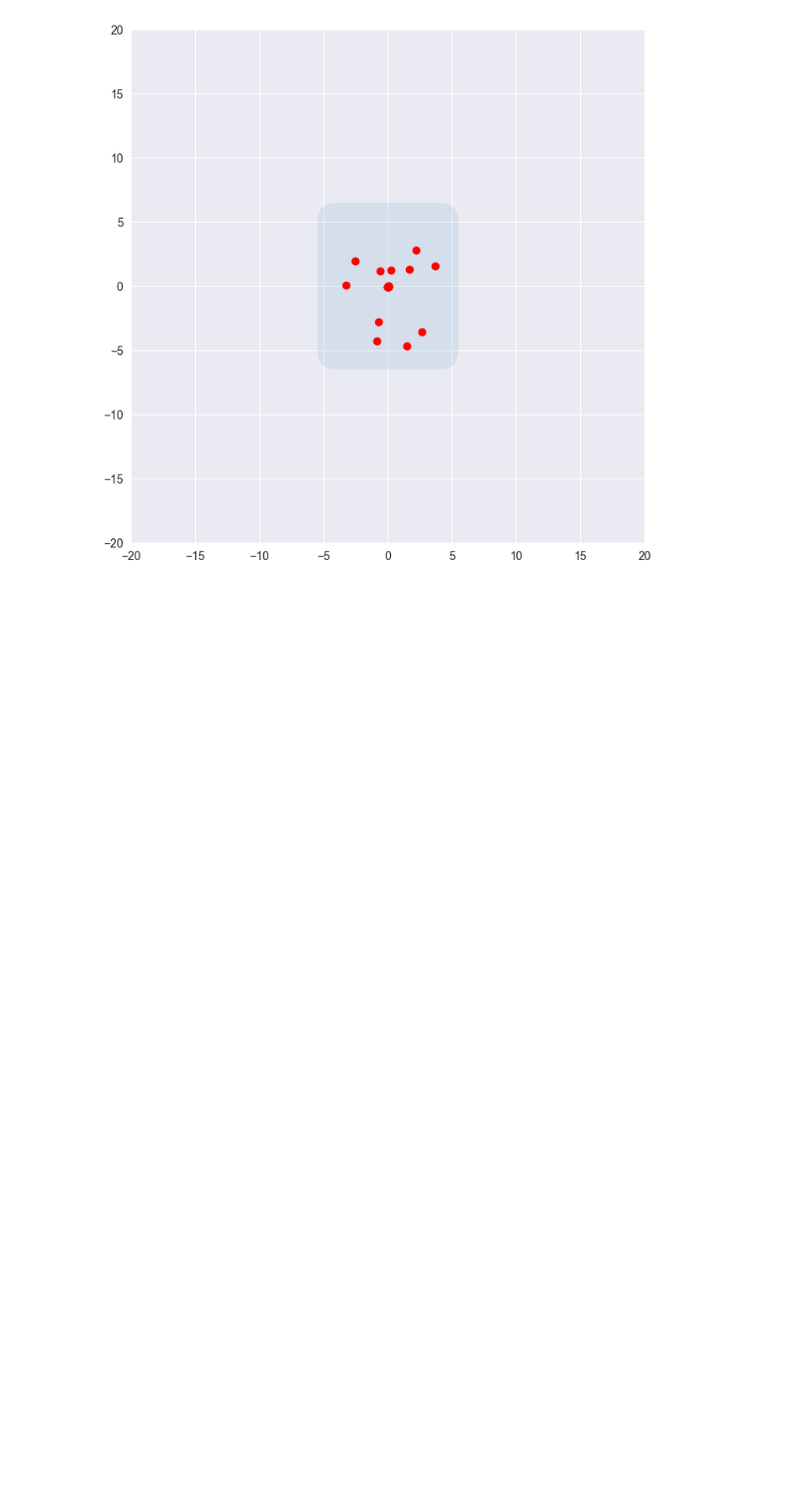
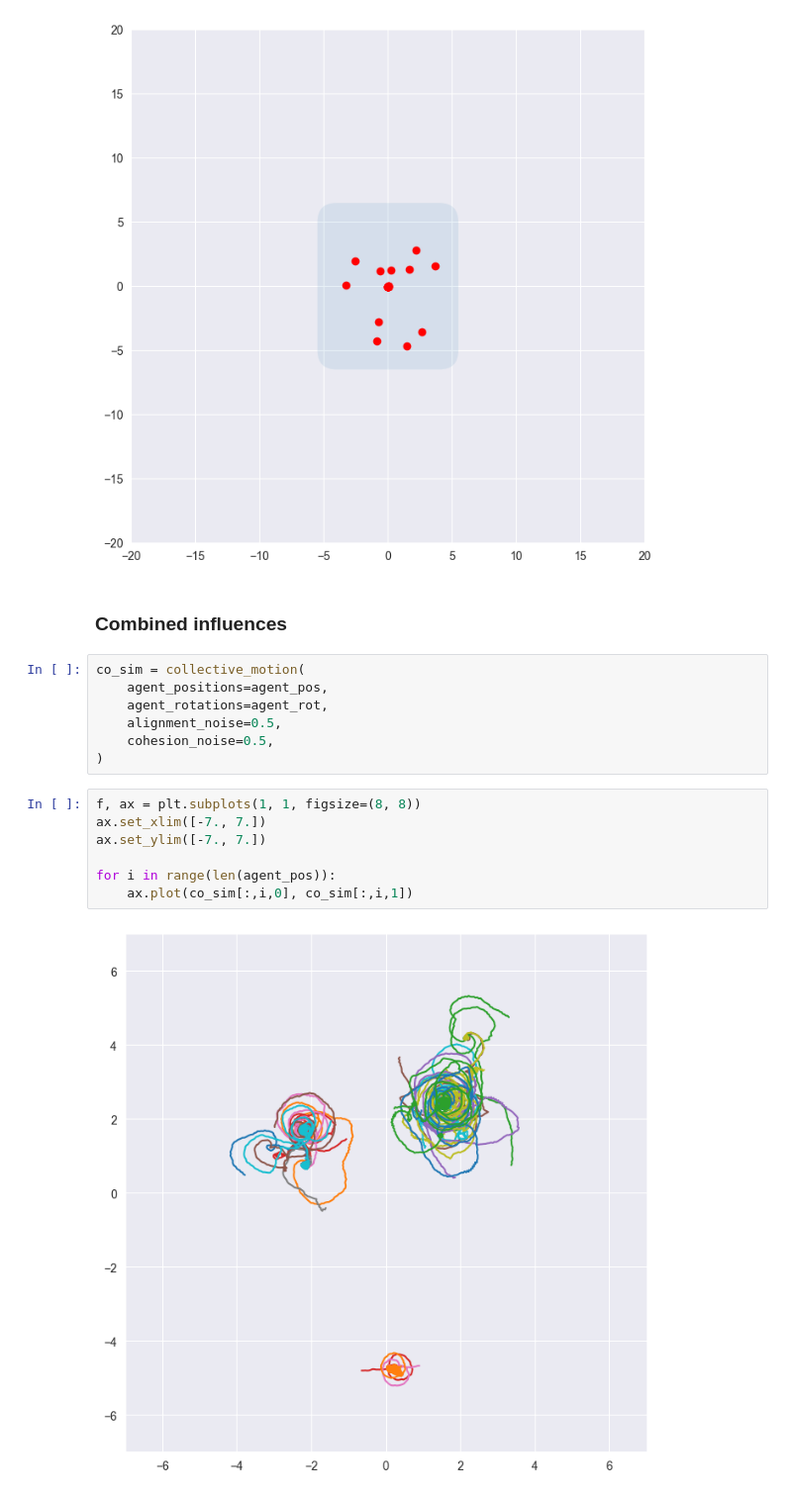
Before and after one commit to jerrymhuang/TogetherFlow, a Jupyter notebook: togetherflow/simulation_test.ipynb, the cells around one changed output. Shown: that part at 99% size. Cells and saved outputs as stored; diff of their text form; blank space fills up the shorter version.

```diff
--- a/togetherflow/simulation_test.ipynb
+++ b/togetherflow/simulation_test.ipynb
@@ -210,3 +207,21 @@ co = inspect_cohesion_influence(cohesion_sim)
 co.save('./../media/gif/cohesion1.gif', writer=PillowWriter(fps=10))
 # %% [output]
 [figure]
+# %% [markdown]
+### Combined influences
+# %%
+co_sim = collective_motion(
+    agent_positions=agent_pos,
+    agent_rotations=agent_rot,
+    alignment_noise=0.5,
+    cohesion_noise=0.5,
+)
+# %%
+f, ax = plt.subplots(1, 1, figsize=(8, 8))
+ax.set_xlim([-7., 7.])
+ax.set_ylim([-7., 7.])
+
+for i in range(len(agent_pos)):
+    ax.plot(co_sim[:,i,0], co_sim[:,i,1])
+# %% [output]
+[figure, added]
```
Also changed, not shown: parts of 4 cells of this notebook, 2 other files.
